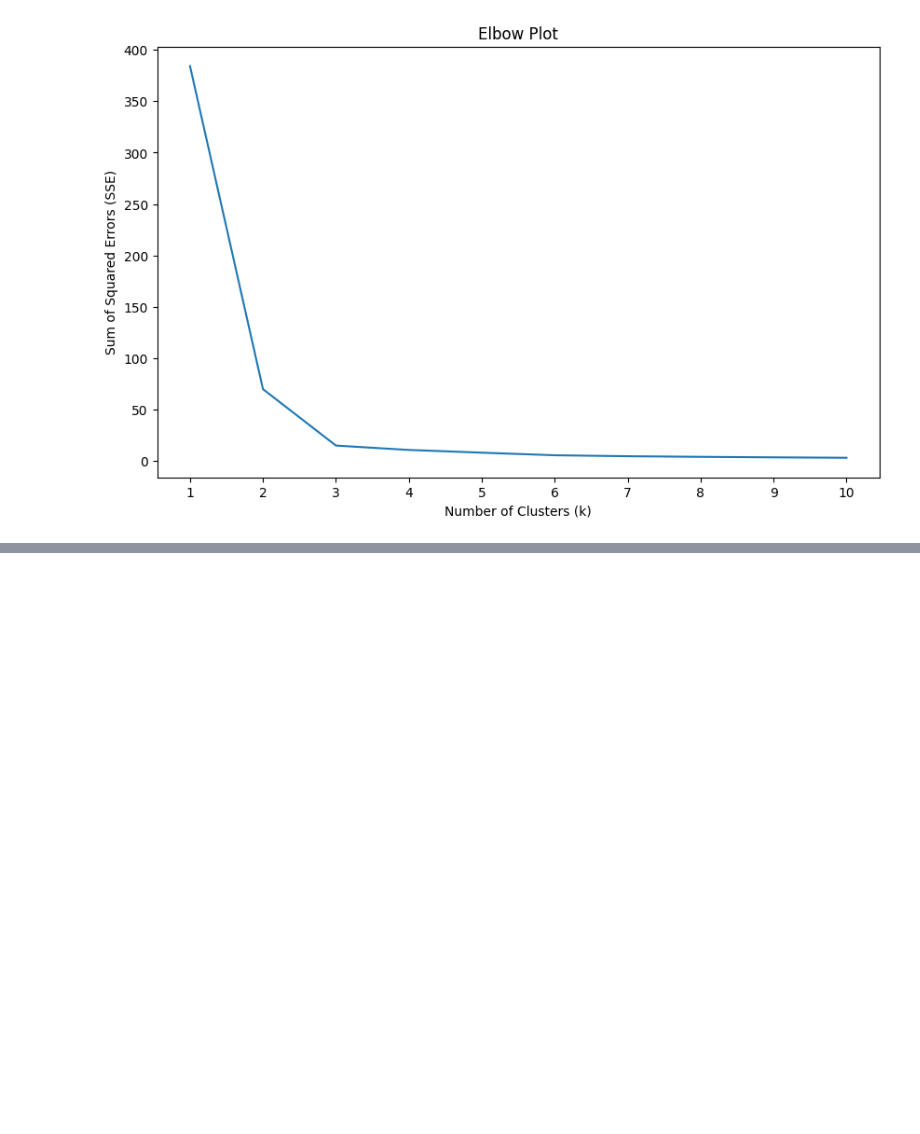
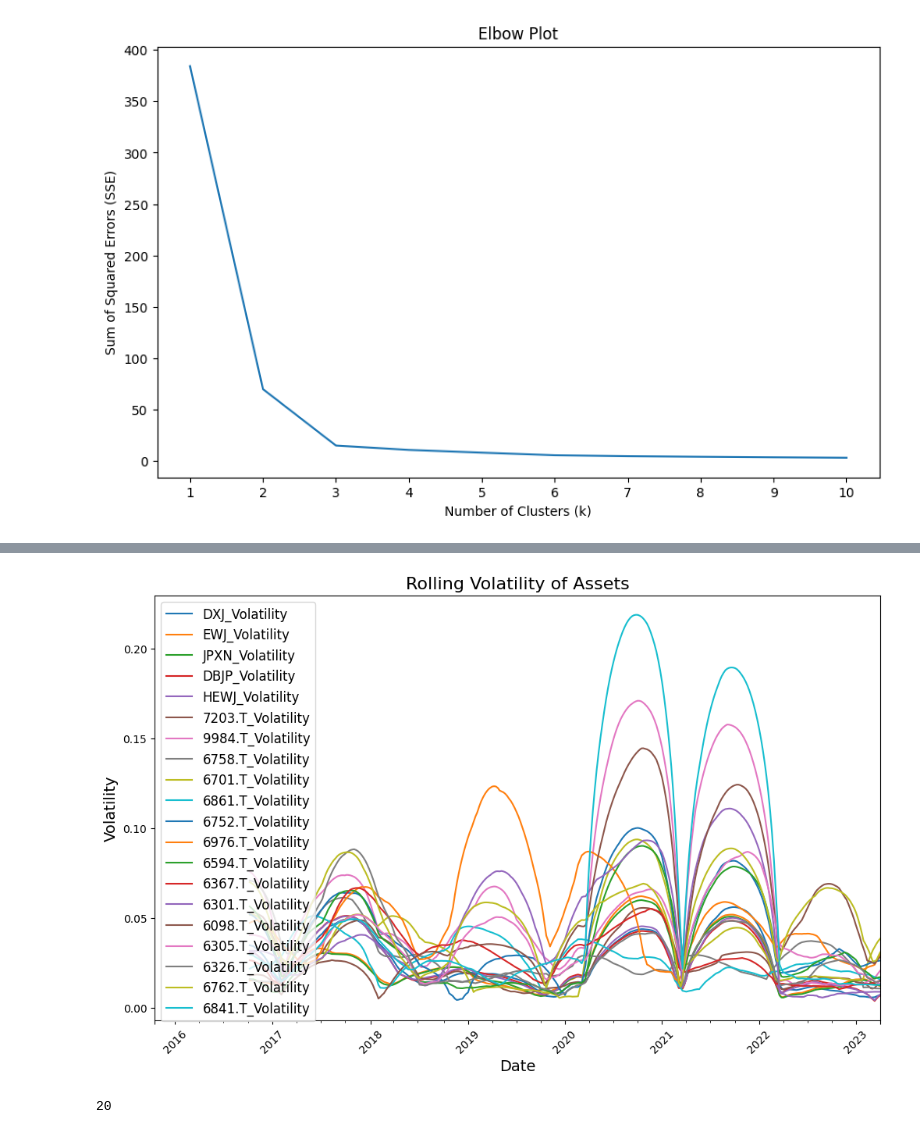
Before and after one commit to Shaddynetwork/PORTFOLIO-REBALANCING, a Jupyter notebook: CAPSTONE_PROJECT.ipynb, the cells around one changed output, grey strips where cells are left out. Cells and saved outputs as stored; diff of their text form; code cells hidden in the pictures; blank space fills up the shorter version.

```diff
--- a/CAPSTONE_PROJECT.ipynb
+++ b/CAPSTONE_PROJECT.ipynb
@@ -535,0 +539,2 @@ plt.show()
+# %%
+volatility_data = weekly_price_data_rolling_volatility
@@ -535,0 +552,11 @@ plt.show()
+# %%
+# removing the outlier
+volatility_data = volatility_data.drop('Cluster',axis=1)
+# %%
+plot_rolling_52(volatility_data)
+# %% [output]
+[figure, added]
+# %%
+len(volatility_data.columns)
+# %% [output]
+20
```
Also changed, not shown: parts of 16 cells of this notebook.
